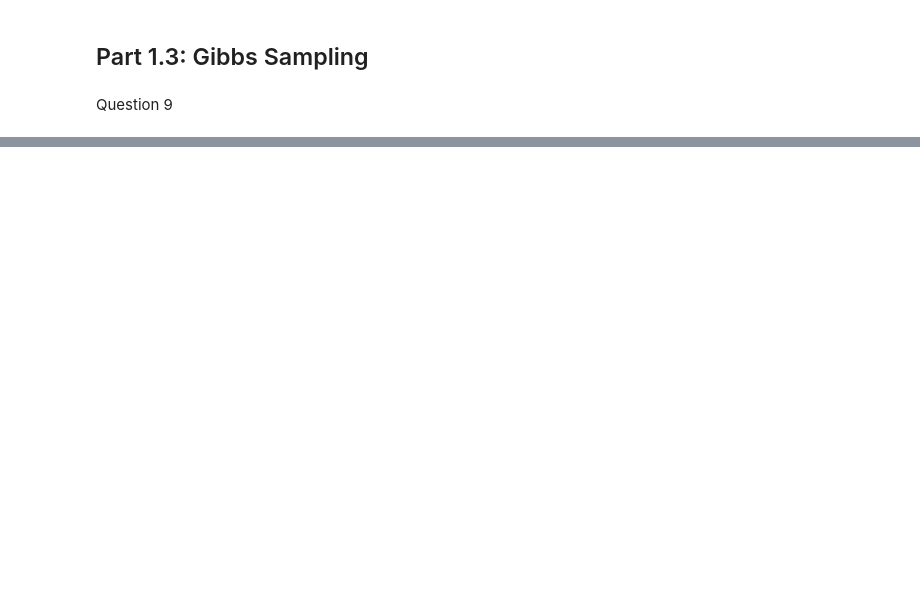
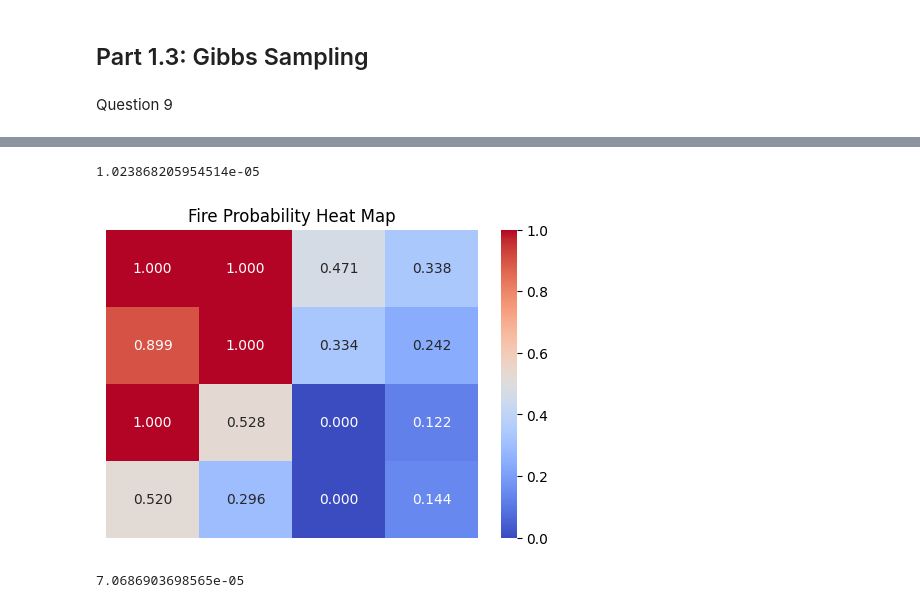
Before and after one commit to EmIbrahimovic/sp26_6_4110_hw_colabs, a Jupyter notebook: MP02.ipynb, the cells around one changed output, grey strips where cells are left out. Drawn from its saved outputs; the diff is of its cells as text; code cells hidden in the pictures; blank space fills up the shorter version.

Commit message:
done. all gibbs done

```diff
--- a/MP02.ipynb
+++ b/MP02.ipynb
@@ -398,3 +400,5 @@ def make_heatmap(data):
 # %%
-pairwise_potential = [[0.7, 0.3], [0.3, 0.7]]
-unary = [0.6, 0.4]
+pairwise_potential_default = np.array([[0.7, 0.3], [0.3, 0.7]])
+unary_default = np.array([0.6, 0.4])
+sensor_metrics_default = np.array([0.8, 0.05])
+sensor_metrics_exact = np.array([1, 0])
@@ -401,7 +409,7 @@ unary = [0.6, 0.4]
 # %%
-observations_outer = [
-['F', 'F', 'U', 'U'],
-['U', 'F', 'U', 'U'],
-['F', 'U', 'C', 'U'],
-['U', 'U', 'C', 'U']
+observations_4x4 = [
+    ['F', 'F', 'U', 'U'],
+    ['U', 'F', 'U', 'U'],
+    ['F', 'U', 'C', 'U'],
+    ['U', 'U', 'C', 'U']
 ]
@@ -530,7 +550,3 @@ def fire_mrf_lbp_conditionals(pairwise_pot, prior, observations, sensor_metrics,
     return fire_mrf_lbp_marginals(np.array(pairwise_pot), np.array(unary_pots), max_iters, tol)
 # %% [markdown]
 Evaluating for large grid:
-# %%
-pairwise_potential = [[0.7, 0.3], [0.3, 0.7]]
-unary = [0.6, 0.4]
-sensor_metrics = [0.8, 0.05]
@@ -564,19 +565,4 @@ plt.show()
 [figure]
 # %% [markdown]
 Second test for the small grid:
-# %%
-small_grid = [
-['F', 'F', 'U', 'U'],
-['U', 'F', 'U', 'U'],
-['F', 'U', 'C', 'U'],
-['U', 'U', 'C', 'U']
-]
-
-blank_grid = [
-    ['U', 'U', 'U'],
-    ['U', 'U', 'U'],
-    ['U', 'U', 'U'],
-]
-
-sensor_metrics_exact = [1, 0]
 # %%
@@ -714,0 +717,15 @@ def fire_mrf_gibbs_conditionals(pairwise_pot, prior, observations, sensor_metric
+# %%
+print(mse(exact_conditionals_4x4, lbp_conditionals_4x4))
+# %% [output]
+1.023868205954514e-05
+# %%
+gibbs_conditionals_4x4 = fire_mrf_gibbs_conditionals(pairwise_potential_default, unary_default[1], observations_4x4, sensor_metrics_exact,
+                                                     num_samples=100000)
+heatmap_fig = make_heatmap(gibbs_conditionals_4x4)
+plt.show()
+# %% [output]
+[figure, added]
+# %%
+print(mse(exact_conditionals_4x4, gibbs_conditionals_4x4))
+# %% [output]
+7.0686903698565e-05
```
Also changed, not shown: parts of 28 cells of this notebook.
